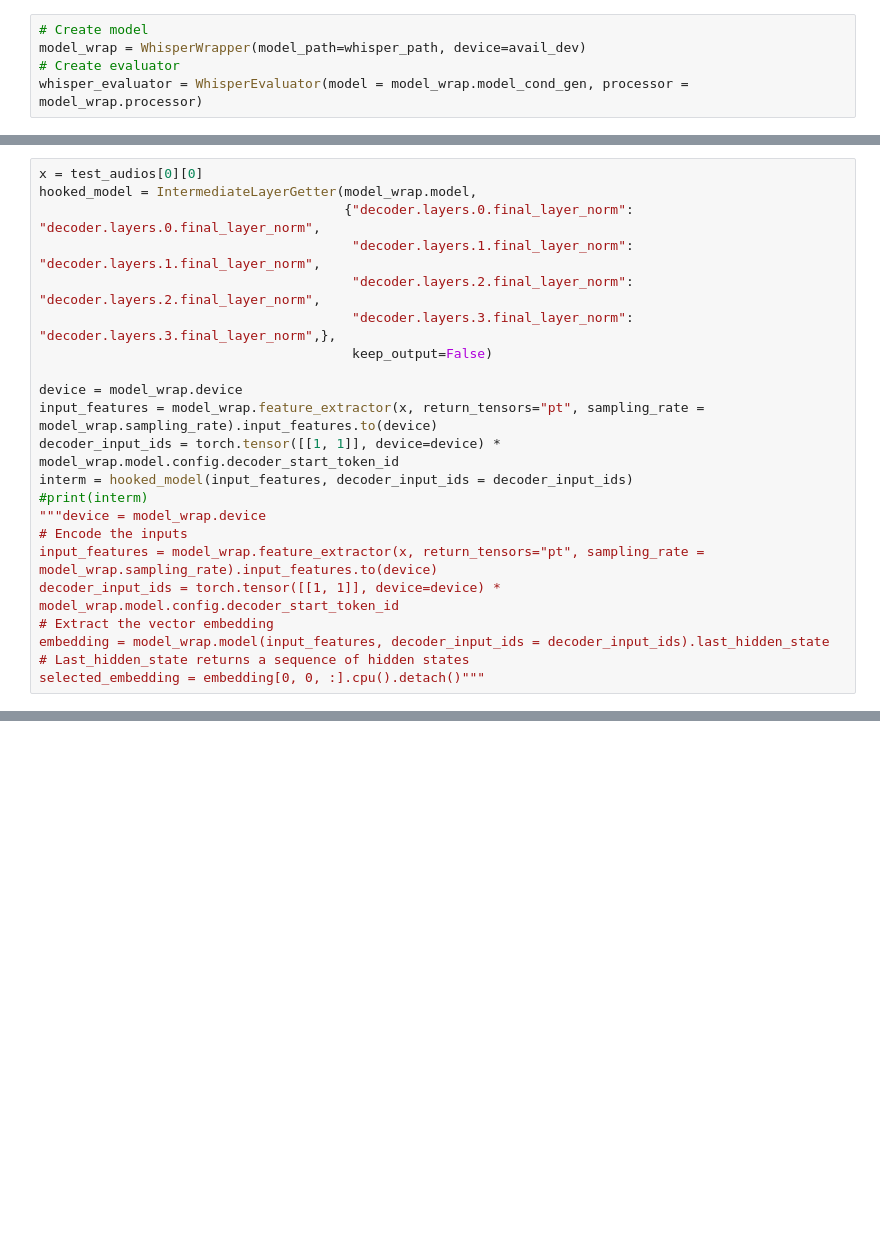
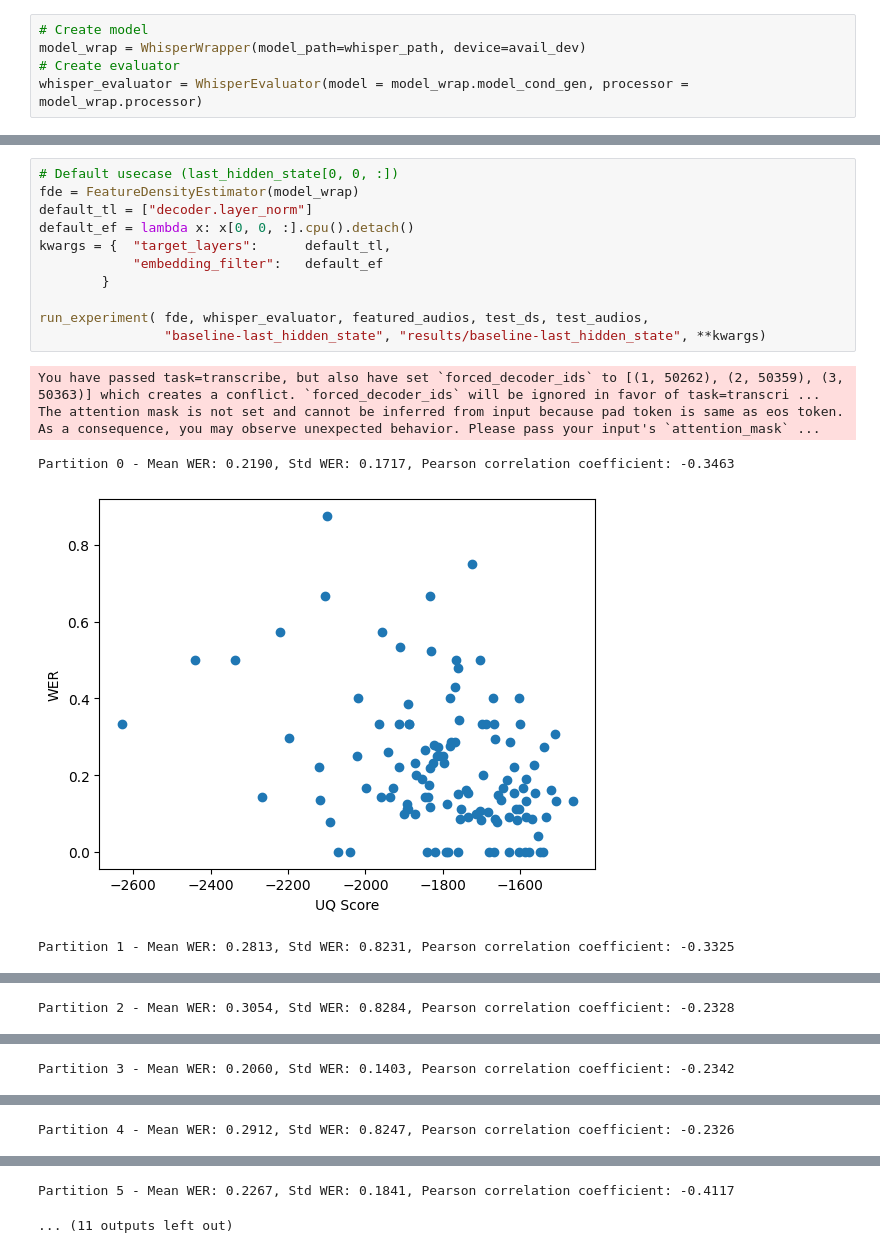
Before and after one commit to eralmual/uq-speech-to-text, a Jupyter notebook: FDUQ.ipynb, the cells around one changed output, grey strips where cells are left out. Cells and saved outputs as stored; diff of their text form; blank space fills up the shorter version.

Commit message:
Fix multiple bugs and add support for layer-based embedding extraction

```diff
--- a/FDUQ.ipynb
+++ b/FDUQ.ipynb
@@ -117,25 +78,3 @@ featured_df, featured_audios = Dataloader.load_dataset_raw_uq(partition_type = "
 #calibration_ds, calibration_audios = Dataloader.load_uq_partitions("calibration")
 #finetune_ds, finetune_audios = Dataloader.load_uq_partitions("fine-tune")
 test_ds, test_audios = Dataloader.load_uq_partitions("test", 1, 11)
-# %%
-x = test_audios[0][0]
-hooked_model = IntermediateLayerGetter(model_wrap.model,
-                                       {"decoder.layers.0.final_layer_norm": "decoder.layers.0.final_layer_norm",
-                                        "decoder.layers.1.final_layer_norm": "decoder.layers.1.final_layer_norm",
-                                        "decoder.layers.2.final_layer_norm": "decoder.layers.2.final_layer_norm",
-                                        "decoder.layers.3.final_layer_norm": "decoder.layers.3.final_layer_norm",},
-                                        keep_output=False)
-
-device = model_wrap.device
-input_features = model_wrap.feature_extractor(x, return_tensors="pt", sampling_rate = model_wrap.sampling_rate).input_features.to(device)
-decoder_input_ids = torch.tensor([[1, 1]], device=device) * model_wrap.model.config.decoder_start_token_id
-interm = hooked_model(input_features, decoder_input_ids = decoder_input_ids)
-#print(interm)
-"""device = model_wrap.device
-# Encode the inputs
-input_features = model_wrap.feature_extractor(x, return_tensors="pt", sampling_rate = model_wrap.sampling_rate).input_features.to(device)
-decoder_input_ids = torch.tensor([[1, 1]], device=device) * model_wrap.model.config.decoder_start_token_id
-# Extract the vector embedding
-embedding = model_wrap.model(input_features, decoder_input_ids = decoder_input_ids).last_hidden_state
-# Last_hidden_state returns a sequence of hidden states
-selected_embedding = embedding[0, 0, :].cpu().detach()"""
@@ -217,0 +92,17 @@ Partition 5 - Mean WER: 0.2267, Std WER: 0.1841, Pearson correlation coefficient
+# %%
+# Default usecase (last_hidden_state[0, 0, :])
+fde = FeatureDensityEstimator(model_wrap)
+default_tl = ["decoder.layer_norm"]
+default_ef = lambda x: x[0, 0, :].cpu().detach()
+kwargs = {  "target_layers":      default_tl,
+            "embedding_filter":   default_ef
+        }
+
+run_experiment( fde, whisper_evaluator, featured_audios, test_ds, test_audios,
+                "baseline-last_hidden_state", "results/baseline-last_hidden_state", **kwargs)
+# %% [output]
+You have passed task=transcribe, but also have set `forced_decoder_ids` to [(1, 50262), (2, 50359), (3, 50363)] which creates a conflict. `forced_decoder_ids` will be ignored in favor of task=transcri ...
+The attention mask is not set and cannot be inferred from input because pad token is same as eos token. As a consequence, you may observe unexpected behavior. Please pass your input's `attention_mask` ...
+Partition 0 - Mean WER: 0.2190, Std WER: 0.1717, Pearson correlation coefficient: -0.3463
+[figure, added]
+Partition 1 - Mean WER: 0.2813, Std WER: 0.8231, Pearson correlation coefficient: -0.3325
@@ -217,0 +110 @@ Partition 5 - Mean WER: 0.2267, Std WER: 0.1841, Pearson correlation coefficient
+Partition 2 - Mean WER: 0.3054, Std WER: 0.8284, Pearson correlation coefficient: -0.2328
@@ -217,0 +112 @@ Partition 5 - Mean WER: 0.2267, Std WER: 0.1841, Pearson correlation coefficient
+Partition 3 - Mean WER: 0.2060, Std WER: 0.1403, Pearson correlation coefficient: -0.2342
@@ -217,0 +114 @@ Partition 5 - Mean WER: 0.2267, Std WER: 0.1841, Pearson correlation coefficient
+Partition 4 - Mean WER: 0.2912, Std WER: 0.8247, Pearson correlation coefficient: -0.2326
@@ -217,0 +116,2 @@ Partition 5 - Mean WER: 0.2267, Std WER: 0.1841, Pearson correlation coefficient
+Partition 5 - Mean WER: 0.2267, Std WER: 0.1841, Pearson correlation coefficient: -0.4117
+... (11 outputs left out)
```
Also changed, not shown: parts of 16 cells of this notebook, 5 other files.
